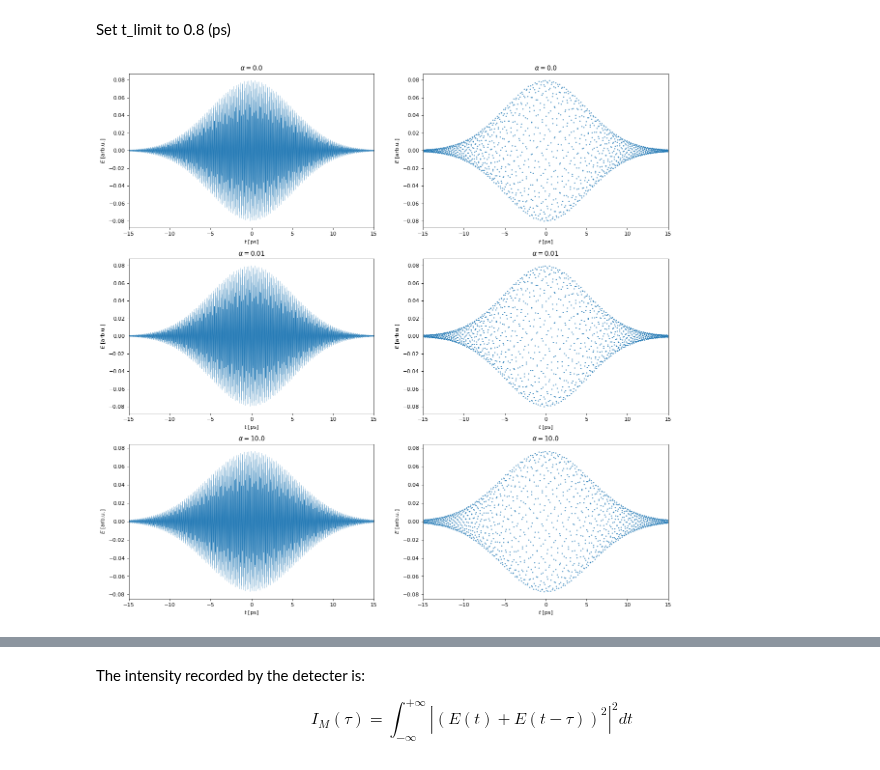
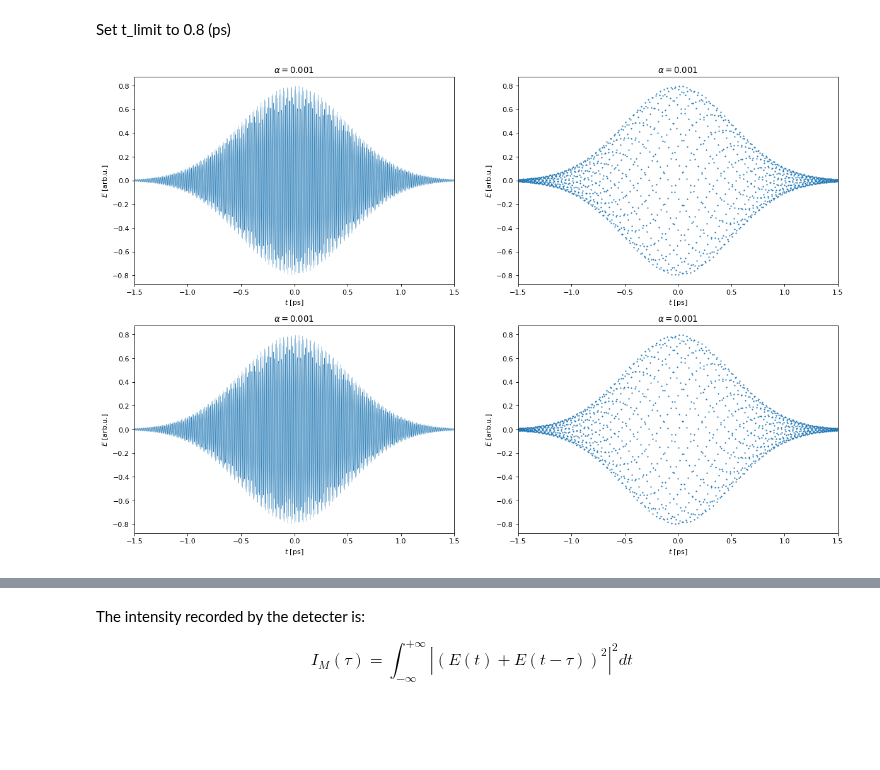
Before and after one commit to JKU-HFP/Chirp-Diagnostic, a Jupyter notebook: Simulating_Optical_Autocorrelation_of_Laser_with_Chirp.ipynb, the cells around one changed output, grey strips where cells are left out. Saved outputs shown, nothing was run; the diff lists cells and outputs as text; code cells hidden in the pictures; blank space fills up the shorter version.

Commit message:
New try to change dependency to a instead of alpha, didn't work...

```diff
--- a/Simulating_Optical_Autocorrelation_of_Laser_with_Chirp.ipynb
+++ b/Simulating_Optical_Autocorrelation_of_Laser_with_Chirp.ipynb
@@ -24,14 +30,17 @@ where $\tau = \sqrt{\alpha^2 / \tau_0^2 + \tau_0^2}$ characterizes the chirped p
 
 (see Glässl, M. et al. Biexciton state preparation in a quantum dot via adiabatic rapid passage: Comparison between two control protocols and impact of phonon-induced dephasing. Phys. Rev. B - Condens. Matter Mater. Phys. 87, 1–8 (2013).).
 # %%
-def gen_tau(alpha, tau_0):
-    return np.sqrt(alpha**2 / tau_0**2 + tau_0**2)
+def gen_tau(a, tau_0):
+    if a == 0:
+        return tau_0
+    else:
+        try:
+            return np.sqrt(tau_0**2 + (1 - np.sqrt(1 - 4 * a**2 * tau_0**4))**2 / (4 * a**2 * tau_0**2))
+        except FloatingPointError:
+            set_trace()
 
-def gen_a(alpha, tau_0):
-    return alpha / (alpha**2 + tau_0**4)
-
-def E_gauss(t, A, tau_0, omega, alpha):
-    return A / np.sqrt(2 * np.pi * tau_0 * gen_tau(alpha, tau_0)) * np.exp(- t**2 / (2 * gen_tau(alpha, tau_0)**2)) *  np.exp(-1j * omega * t - 1j * gen_a(alpha, tau_0) * t**2 / 2)
+def E_gauss(t, A, tau_0, omega, a):
+    return A / np.sqrt(2 * np.pi * tau_0 * gen_tau(a, tau_0)) * np.exp(- t**2 / (2 * gen_tau(a, tau_0)**2)) *  np.exp(-1j * omega * t - 1j * a * t**2 / 2)
 # %% [markdown]
 
 
@@ -47,7 +56,7 @@ We start with the pulse duration $\tau_0$ in (ps) and choose for the central wav
 We also define the original pulse area $A$.
 # %%
 A_laser = 1
-tau_0_laser = 5
+tau_0_laser = 0.5
 lambda_laser = 785e3
 
 omega_laser = 2 * np.pi * constants.c / lambda_laser
@@ -58,3 +65,5 @@ alpha_values = np.array((0, 1e-2, 10))
+# %%
+a_values = np.array((1e-3, 1e-3))
 # %% [markdown]
 Set t_limit to 0.8 (ps)
 # %%
@@ -62,31 +71,31 @@ t_limit = 3 * tau_0_laser
 # %%
 t_values_1 = np.linspace(-t_limit, t_limit * 3, 3000)
 
-E_gauss_values_1 = np.empty((t_values_1.size, alpha_values.size), dtype=complex)
-for i in range(alpha_values.size):
+E_gauss_values_1 = np.empty((t_values_1.size, a_values.size), dtype=complex)
+for i in range(a_values.size):
     E_gauss_values_1[:,i] = E_gauss(t_values_1, A_laser, tau_0_laser,
-                                    omega_laser, alpha_values[i])
+                                    omega_laser, a_values[i])
 # %%
 # Create a figure of size 8x6 inches, 80 dots per inch
-plt.figure(figsize=(18, 18), dpi=80)
-for i in range(alpha_values.size):
-    plt.subplot(alpha_values.size, 2, 2 * i + 1)
-    plt.title(r"$\alpha = {}$".format(alpha_values[i]))
+plt.figure(figsize=(18, a_values.size * 6), dpi=80)
+for i in range(a_values.size):
+    plt.subplot(a_values.size, 2, 2 * i + 1)
+    plt.title(r"$\alpha = {}$".format(a_values[i]))
     plt.xlabel(r"$t$ [ps]")
     plt.ylabel(r"$E$ [arb.u.]")
     plt.xlim(-t_limit, t_limit)
     plt.plot(t_values_1, np.real(E_gauss_values_1[:,i]), linewidth=0.4)
 
-    plt.subplot(alpha_values.size, 2, 2 * i + 2)
-    plt.title(r"$\alpha = {}$".format(alpha_values[i]))
+    plt.subplot(a_values.size, 2, 2 * i + 2)
+    plt.title(r"$\alpha = {}$".format(a_values[i]))
     plt.xlabel(r"$t$ [ps]")
     plt.ylabel(r"$E$ [arb.u.]")
     plt.xlim(-t_limit , t_limit)
     plt.plot(t_values_1, np.real(E_gauss_values_1[:,i]), ".", markersize=2)
 
 plt.show()
 # %% [output]
-[figure, old version]
+[figure, new version]
 # %% [markdown]
 # Interferometric autocorrelation
 
```
Also changed, not shown: parts of 6 cells of this notebook.
